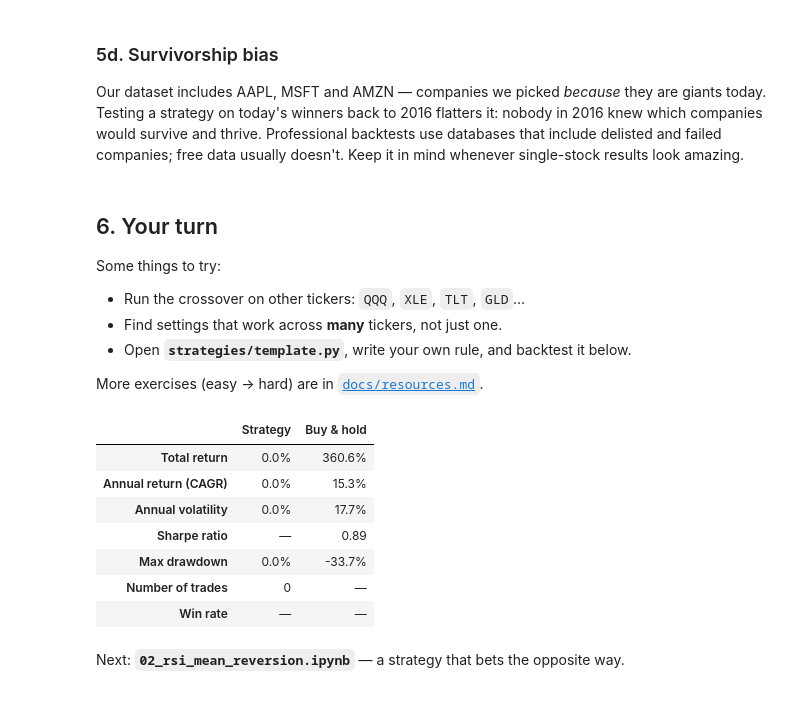
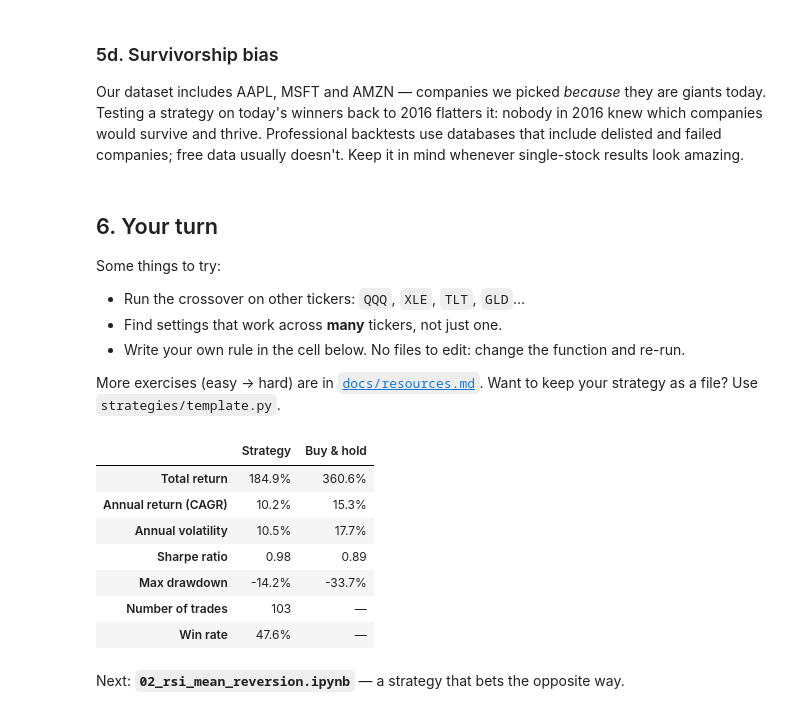
Before and after one commit to kolyamkl/qm-fintech-quant-workshop, a Jupyter notebook: notebooks/01_workshop_ma_crossover.ipynb, the cells around one changed output. Cells and saved outputs as stored; diff of their text form; code cells hidden in the pictures.

```diff
--- a/notebooks/01_workshop_ma_crossover.ipynb
+++ b/notebooks/01_workshop_ma_crossover.ipynb
@@ -301,23 +303,28 @@ Our dataset includes AAPL, MSFT and AMZN — companies we picked *because* they
 Some things to try:
 - Run the crossover on other tickers: `QQQ`, `XLE`, `TLT`, `GLD`…
 - Find settings that work across **many** tickers, not just one.
-- Open **`strategies/template.py`**, write your own rule, and backtest it below.
+- Write your own rule in the cell below. No files to edit: change the function and re-run.
 
-More exercises (easy → hard) are in [`docs/resources.md`](../docs/resources.md).
+More exercises (easy → hard) are in [`docs/resources.md`](../docs/resources.md). Want to keep your strategy as a file? Use `strategies/template.py`.
-# %%
-from strategies.template import my_strategy
-
-my_positions = my_strategy(spy)
-my_result = run_backtest(spy, my_positions)
-my_result.summary()
-# %% [output]
-|  | Strategy | Buy & hold |
-| Total return | 0.0% | 360.6% |
-| Annual return (CAGR) | 0.0% | 15.3% |
-| Annual volatility | 0.0% | 17.7% |
-| Sharpe ratio | — | 0.89 |
-| Max drawdown | 0.0% | -33.7% |
-| Number of trades | 0 | — |
-| Win rate | — | — |
+# %%
+# ✏️ Try it: your own strategy. Return 1 = hold, 0 = cash, -1 = short, one value per day.
+def my_strategy(prices):
+    close = prices["Close"]
+    # Example (momentum): hold when the price is higher than 20 days ago. Replace with your idea.
+    position = (close > close.shift(20)).astype(int)
+    return position
+
+
+my_result = run_backtest(spy, my_strategy(spy))
+my_result.summary()
+# %% [output]
+|  | Strategy | Buy & hold |
+| Total return | 184.9% | 360.6% |
+| Annual return (CAGR) | 10.2% | 15.3% |
+| Annual volatility | 10.5% | 17.7% |
+| Sharpe ratio | 0.98 | 0.89 |
+| Max drawdown | -14.2% | -33.7% |
+| Number of trades | 103 | — |
+| Win rate | 47.6% | — |
 # %% [markdown]
 Next: **`02_rsi_mean_reversion.ipynb`** — a strategy that bets the opposite way.
```
Also changed, not shown: parts of 1 cell of this notebook, 4 other files.
